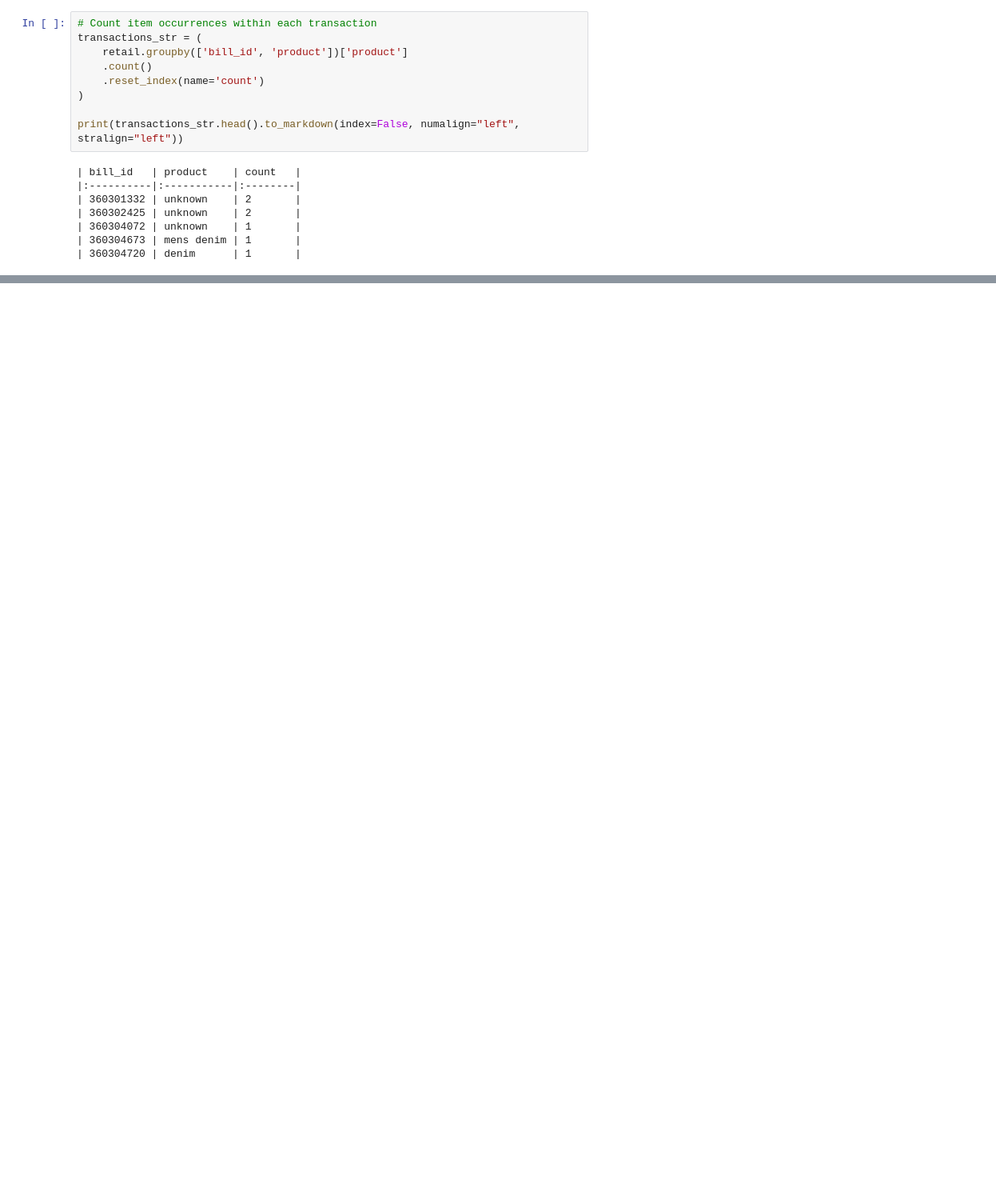
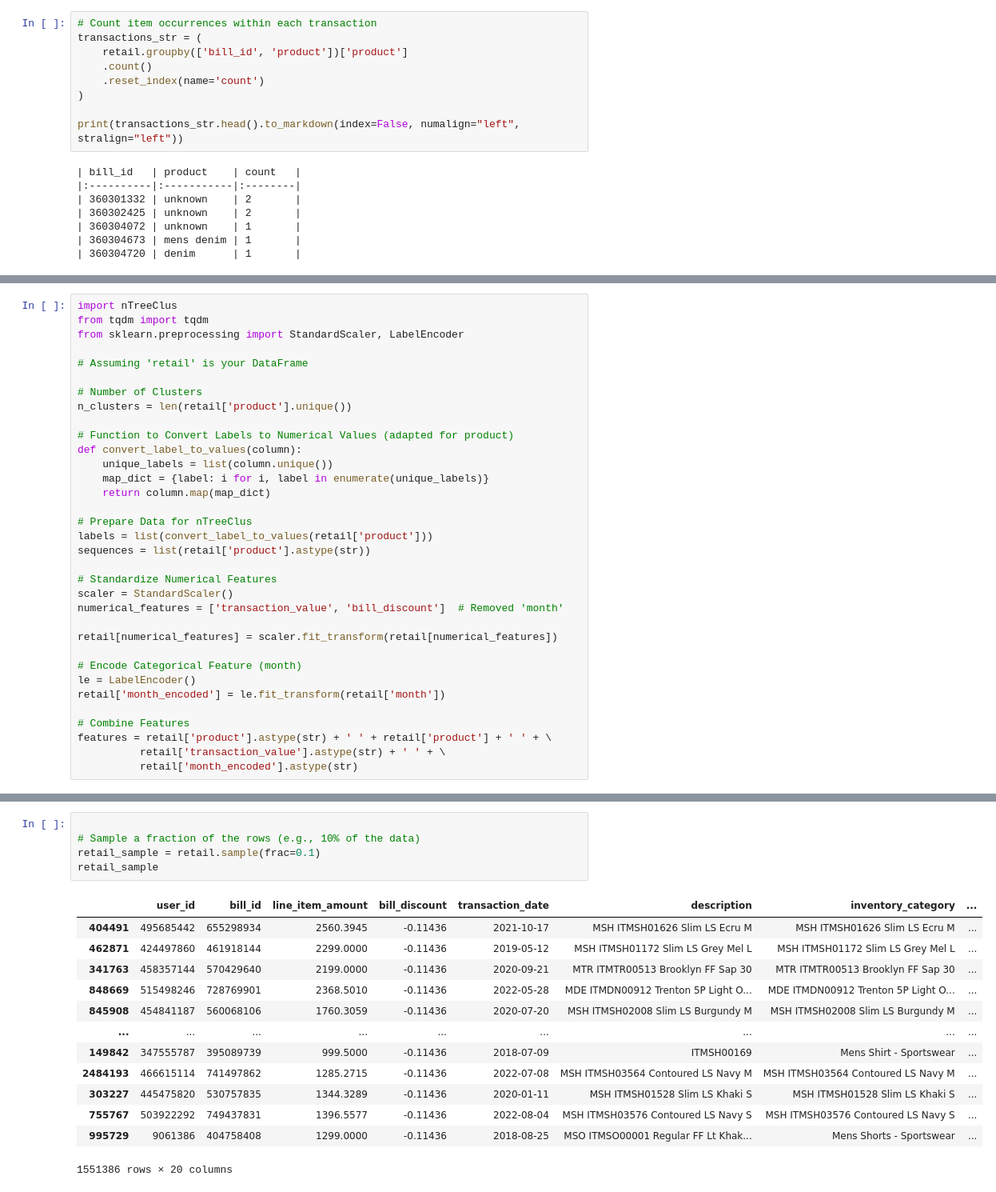
Before and after one commit to MORYKINGS/Prethesis, a Jupyter notebook: Prethesis.ipynb, the cells around one changed output, grey strips where cells are left out. Shown at 80% size. Cells and saved outputs as stored; diff of their text form; blank space fills up the shorter version.

```diff
--- a/Prethesis.ipynb
+++ b/Prethesis.ipynb
@@ -1084,0 +1059,34 @@ ModuleNotFoundError: No module named 'nTreeClus'
+# %%
+import nTreeClus
+from tqdm import tqdm
+from sklearn.preprocessing import StandardScaler, LabelEncoder
+
+# Assuming 'retail' is your DataFrame
+
+# Number of Clusters
+n_clusters = len(retail['product'].unique())
+
+# Function to Convert Labels to Numerical Values (adapted for product)
+def convert_label_to_values(column):
+    unique_labels = list(column.unique())
+    map_dict = {label: i for i, label in enumerate(unique_labels)}
+    return column.map(map_dict)
+
+# Prepare Data for nTreeClus
+labels = list(convert_label_to_values(retail['product']))
+sequences = list(retail['product'].astype(str))
+
+# Standardize Numerical Features
+scaler = StandardScaler()
+numerical_features = ['transaction_value', 'bill_discount']  # Removed 'month'
+
+retail[numerical_features] = scaler.fit_transform(retail[numerical_features])
+
+# Encode Categorical Feature (month)
+le = LabelEncoder()
+retail['month_encoded'] = le.fit_transform(retail['month'])
+
+# Combine Features
+features = retail['product'].astype(str) + ' ' + retail['product'] + ' ' + \
+          retail['transaction_value'].astype(str) + ' ' + \
+          retail['month_encoded'].astype(str)
@@ -1084,0 +1113,19 @@ ModuleNotFoundError: No module named 'nTreeClus'
+# %%
+
+# Sample a fraction of the rows (e.g., 10% of the data)
+retail_sample = retail.sample(frac=0.1)
+retail_sample
+# %% [output]
+|  | user_id | bill_id | line_item_amount | bill_discount | transaction_date | description | inventory_category | ... |
+| 404491 | 495685442 | 655298934 | 2560.3945 | -0.11436 | 2021-10-17 | MSH ITMSH01626 Slim LS Ecru M | MSH ITMSH01626 Slim LS Ecru M | ... |
+| 462871 | 424497860 | 461918144 | 2299.0000 | -0.11436 | 2019-05-12 | MSH ITMSH01172 Slim LS Grey Mel L | MSH ITMSH01172 Slim LS Grey Mel L | ... |
+| 341763 | 458357144 | 570429640 | 2199.0000 | -0.11436 | 2020-09-21 | MTR ITMTR00513 Brooklyn FF Sap 30 | MTR ITMTR00513 Brooklyn FF Sap 30 | ... |
+| 848669 | 515498246 | 728769901 | 2368.5010 | -0.11436 | 2022-05-28 | MDE ITMDN00912 Trenton 5P Light O... | MDE ITMDN00912 Trenton 5P Light O... | ... |
+| 845908 | 454841187 | 560068106 | 1760.3059 | -0.11436 | 2020-07-20 | MSH ITMSH02008 Slim LS Burgundy M | MSH ITMSH02008 Slim LS Burgundy M | ... |
+| ... | ... | ... | ... | ... | ... | ... | ... | ... |
+| 149842 | 347555787 | 395089739 | 999.5000 | -0.11436 | 2018-07-09 | ITMSH00169 | Mens Shirt - Sportswear | ... |
+| 2484193 | 466615114 | 741497862 | 1285.2715 | -0.11436 | 2022-07-08 | MSH ITMSH03564 Contoured LS Navy M | MSH ITMSH03564 Contoured LS Navy M | ... |
+| 303227 | 445475820 | 530757835 | 1344.3289 | -0.11436 | 2020-01-11 | MSH ITMSH01528 Slim LS Khaki S | MSH ITMSH01528 Slim LS Khaki S | ... |
+| 755767 | 503922292 | 749437831 | 1396.5577 | -0.11436 | 2022-08-04 | MSH ITMSH03576 Contoured LS Navy S | MSH ITMSH03576 Contoured LS Navy S | ... |
+| 995729 | 9061386 | 404758408 | 1299.0000 | -0.11436 | 2018-08-25 | MSO ITMSO00001 Regular FF Lt Khak... | Mens Shorts - Sportswear | ... |
+1551386 rows × 20 columns
```
Also changed, not shown: parts of 15 cells of this notebook.
